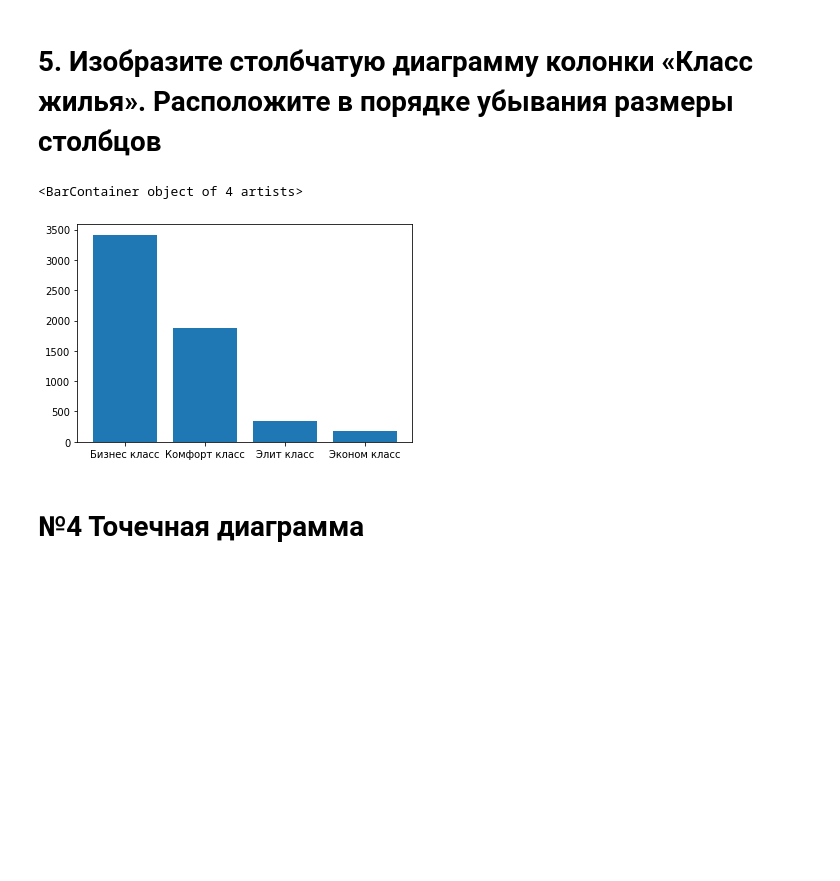
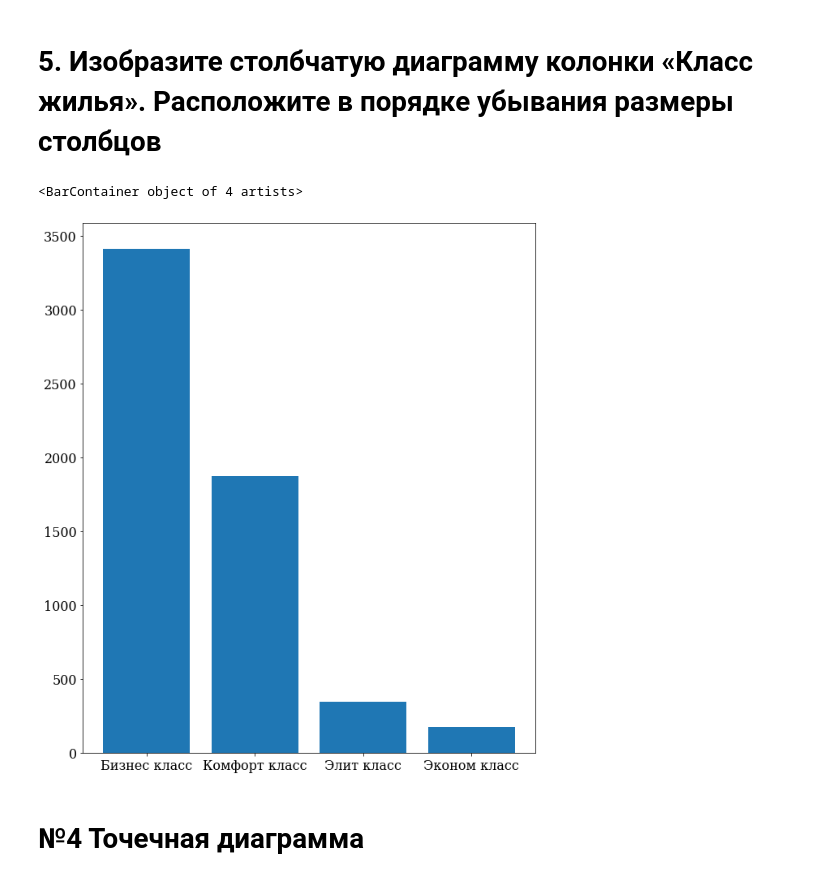
Before and after one commit to TheSpaceMan915/ai-postgraduate, a Jupyter notebook: Lab3_Matplotlib.ipynb, the cells around one changed output. Cells and saved outputs as stored; diff of their text form; code cells hidden in the pictures; blank space fills up the shorter version.

```diff
--- a/Lab3_Matplotlib.ipynb
+++ b/Lab3_Matplotlib.ipynb
@@ -385,17 +385,17 @@ for rect, label in zip(rectangles2, arr_number_dogs):
 # **5. Изобразите столбчатую диаграмму колонки «Класс жилья». Расположите в порядке убывания размеры столбцов**
 # %%
 # reading a csv file from the drive
-path_file = "/content/drive/MyDrive/Colab Notebooks/AI/Lab3_dataset.csv"
+path_file = "/content/drive/MyDrive/Colab Notebooks/AI/Datasets/flat_offers.csv"
 data_frame = pd.read_csv(path_file)
 
 # creating an empty canvas and axes
-fig, axes = plt.subplots()
+fig, axes = plt.subplots(figsize = (10,12))
 
 type_counts = data_frame["Класс жилья"].value_counts()
 axes.bar(type_counts.index, type_counts.values)
 # %% [output]
 <BarContainer object of 4 artists>
-[figure, old version]
+[figure, new version]
 # %% [markdown]
 # **№4 Точечная диаграмма**
 # %% [markdown]
```
Also changed, not shown: parts of 37 cells of this notebook.
